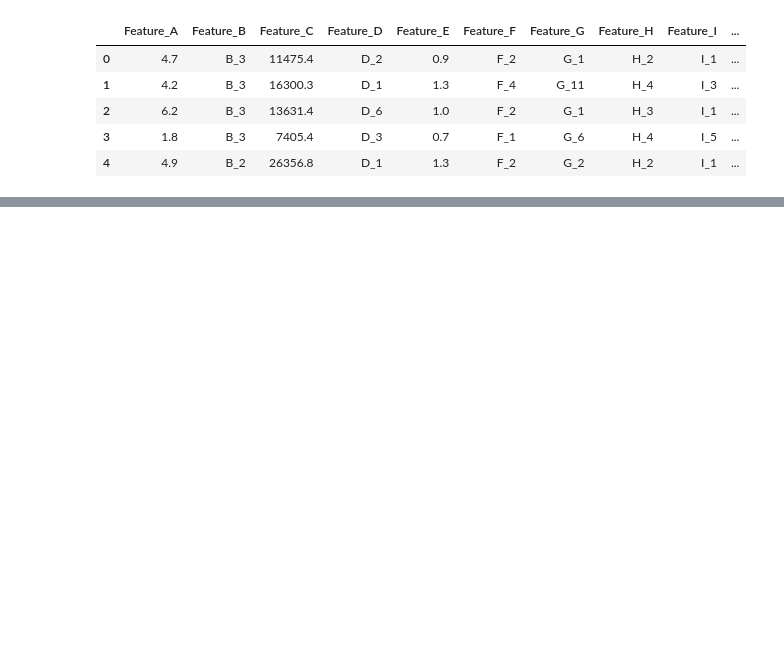
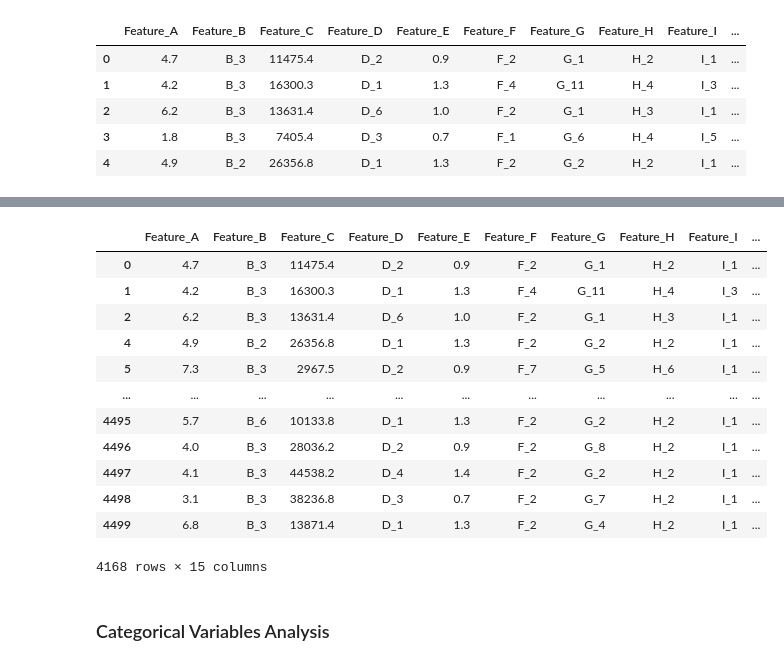
Before and after one commit to fotosven/bda_practical, a Jupyter notebook: Exercise_09.ipynb, the cells around one changed output, grey strips where cells are left out. Saved outputs shown, nothing was run; the diff lists cells and outputs as text; code cells hidden in the pictures; blank space fills up the shorter version.

```diff
--- a/Exercise_09.ipynb
+++ b/Exercise_09.ipynb
@@ -60,0 +110,18 @@ pd.read_csv('./sample_submission.csv').head()
+# %%
+df_f
+# %% [output]
+|  | Feature_A | Feature_B | Feature_C | Feature_D | Feature_E | Feature_F | Feature_G | Feature_H | Feature_I | ... |
+| 0 | 4.7 | B_3 | 11475.4 | D_2 | 0.9 | F_2 | G_1 | H_2 | I_1 | ... |
+| 1 | 4.2 | B_3 | 16300.3 | D_1 | 1.3 | F_4 | G_11 | H_4 | I_3 | ... |
+| 2 | 6.2 | B_3 | 13631.4 | D_6 | 1.0 | F_2 | G_1 | H_3 | I_1 | ... |
+| 4 | 4.9 | B_2 | 26356.8 | D_1 | 1.3 | F_2 | G_2 | H_2 | I_1 | ... |
+| 5 | 7.3 | B_3 | 2967.5 | D_2 | 0.9 | F_7 | G_5 | H_6 | I_1 | ... |
+| ... | ... | ... | ... | ... | ... | ... | ... | ... | ... | ... |
+| 4495 | 5.7 | B_6 | 10133.8 | D_1 | 1.3 | F_2 | G_2 | H_2 | I_1 | ... |
+| 4496 | 4.0 | B_3 | 28036.2 | D_2 | 0.9 | F_2 | G_8 | H_2 | I_1 | ... |
+| 4497 | 4.1 | B_3 | 44538.2 | D_4 | 1.4 | F_2 | G_2 | H_2 | I_1 | ... |
+| 4498 | 3.1 | B_3 | 38236.8 | D_3 | 0.7 | F_2 | G_7 | H_2 | I_1 | ... |
+| 4499 | 6.8 | B_3 | 13871.4 | D_1 | 1.3 | F_2 | G_4 | H_2 | I_1 | ... |
+4168 rows × 15 columns
+# %% [markdown]
+### Categorical Variables Analysis
```
Also changed, not shown: parts of 20 cells of this notebook.
